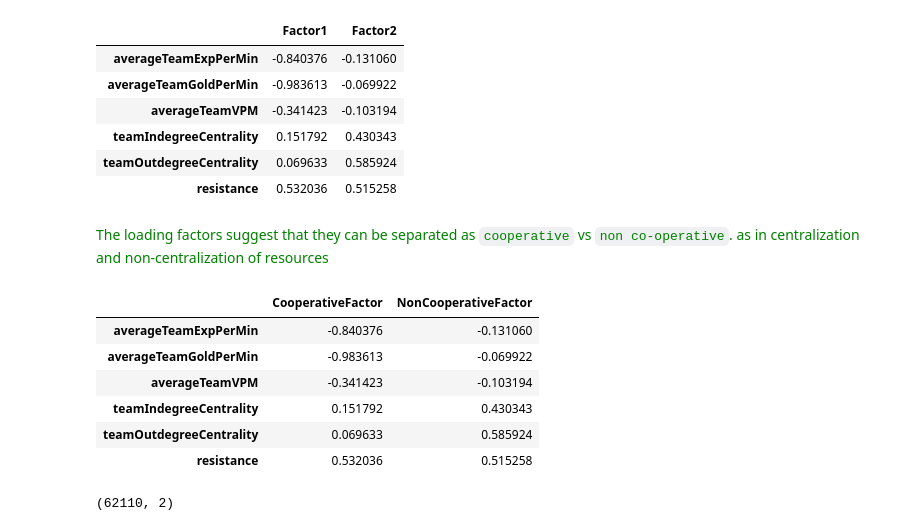
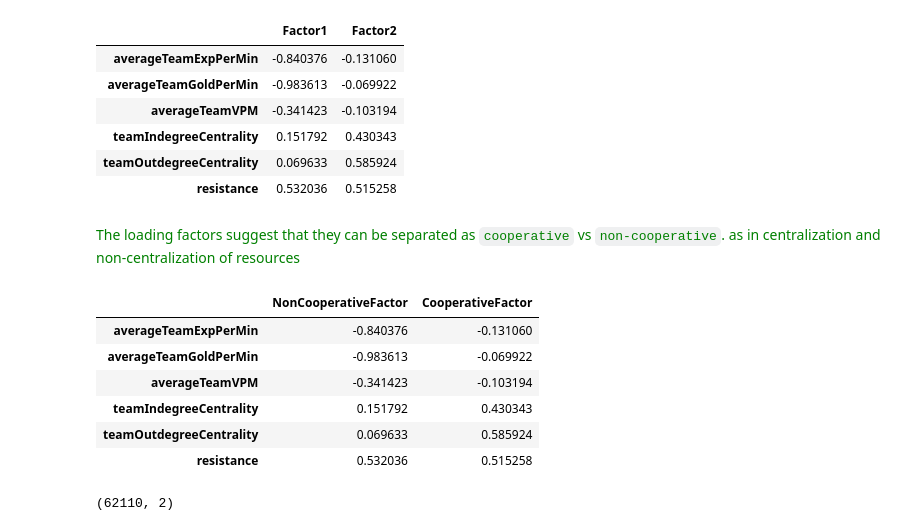
Before and after one commit to TDI-Lab/Collective-Intelligence-LoL, a Jupyter notebook: notebooks/teamPerformanceFactorsAnalysis.ipynb, the cells around one changed output. Cells and saved outputs as stored; diff of their text form; code cells hidden in the pictures.

```diff
--- a/notebooks/teamPerformanceFactorsAnalysis.ipynb
+++ b/notebooks/teamPerformanceFactorsAnalysis.ipynb
@@ -274,12 +274,12 @@ loadings_df
 | teamOutdegreeCentrality | 0.069633 | 0.585924 |
 | resistance | 0.532036 | 0.515258 |
 # %% [markdown]
-<span style="color:green;">The loading factors suggest that they can be separated as `cooperative` vs `non co-operative`. as in centralization and non-centralization of resources</span>
+<span style="color:green;">The loading factors suggest that they can be separated as `cooperative` vs `non-cooperative`. as in centralization and non-centralization of resources</span>
 # %%
-loadings_df.rename(columns={'Factor1': 'CooperativeFactor', 'Factor2': 'NonCooperativeFactor'}, inplace=True)
+loadings_df.rename(columns={'Factor1': 'NonCooperativeFactor', 'Factor2': 'CooperativeFactor'}, inplace=True)
 loadings_df
 # %% [output]
-|  | CooperativeFactor | NonCooperativeFactor |
+|  | NonCooperativeFactor | CooperativeFactor |
 | averageTeamExpPerMin | -0.840376 | -0.131060 |
 | averageTeamGoldPerMin | -0.983613 | -0.069922 |
 | averageTeamVPM | -0.341423 | -0.103194 |
```
Also changed, not shown: parts of 59 cells of this notebook, 1 other file.
